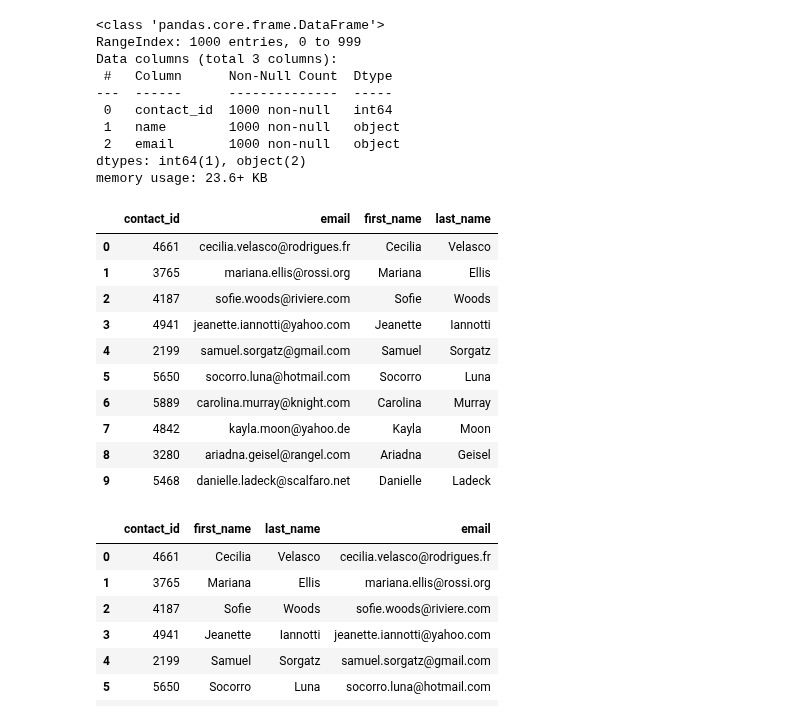
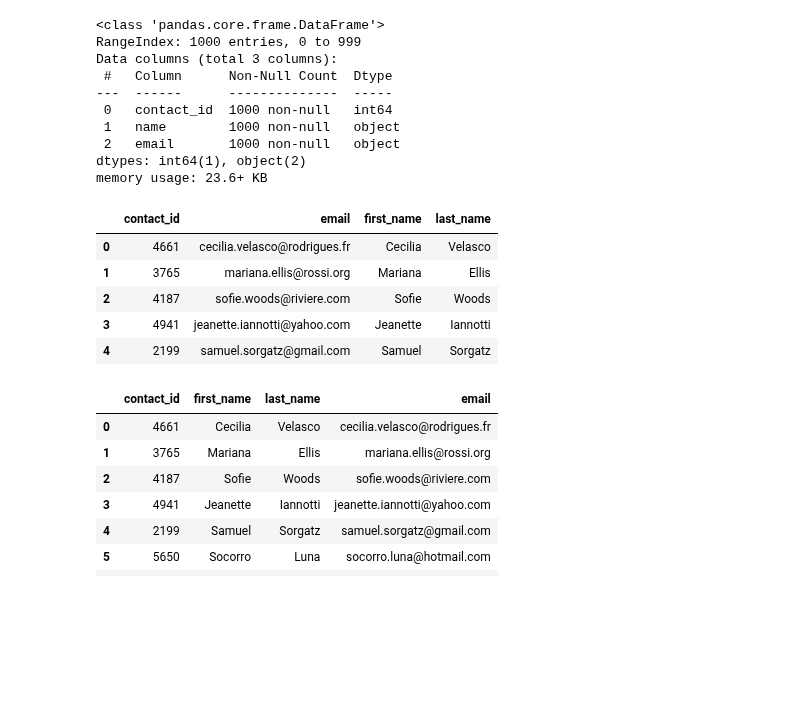
Before and after one commit to estefaniamm99/Crowdfunding_ETL, a Jupyter notebook: ETL_Mini_Project_EMedina_ACorona.ipynb, the cells around one changed output. Saved outputs shown, nothing was run; the diff lists cells and outputs as text; code cells hidden in the pictures; blank space fills up the shorter version.

```diff
--- a/ETL_Mini_Project_EMedina_ACorona.ipynb
+++ b/ETL_Mini_Project_EMedina_ACorona.ipynb
@@ -327,0 +320,13 @@ print(dict_values)
+# %%
+import json
+dict_values = []
+
+for i, row in contact_info_df.iterrows():
+    if i == 0:
+        continue
+    #print(row[0])
+    contact_info_dict = json.loads(row[0])
+    row_values = [v for k, v in contact_info_dict.items()]
+    dict_values.append(row_values)
+# Print out the list of values for each row.
+print(dict_values)
@@ -328,6 +335,8 @@ print(dict_values)
 # %%
 # Create a contact_info DataFrame and add each list of values, i.e., each row
 # to the 'contact_id', 'name', 'email' columns.
+contact_info_df = pd.DataFrame(dict_values, columns=['contact_id', 'name', 'email'])
+contact_info_df.head()
 # %% [output]
 |  | contact_id | name | email |
 | 0 | 4661 | Cecilia Velasco | cecilia.velasco@rodrigues.fr |
@@ -350,20 +360,17 @@ dtypes: int64(1), object(2)
 memory usage: 23.6+ KB
 # %%
 # Create a "first"name" and "last_name" column with the first and last names from the "name" column.
-
-
+contact_info_df["first_name"] = contact_info_df["name"].str.split().str[0]
+contact_info_df["last_name"] = contact_info_df['name'].str.split().str[-1]
 # Drop the contact_name column
+contact_info_df.drop(columns=['name'], axis=1, inplace=True)
+contact_info_df.head()
 # %% [output]
 |  | contact_id | email | first_name | last_name |
 | 0 | 4661 | cecilia.velasco@rodrigues.fr | Cecilia | Velasco |
 | 1 | 3765 | mariana.ellis@rossi.org | Mariana | Ellis |
 | 2 | 4187 | sofie.woods@riviere.com | Sofie | Woods |
 | 3 | 4941 | jeanette.iannotti@yahoo.com | Jeanette | Iannotti |
 | 4 | 2199 | samuel.sorgatz@gmail.com | Samuel | Sorgatz |
-| 5 | 5650 | socorro.luna@hotmail.com | Socorro | Luna |
-| 6 | 5889 | carolina.murray@knight.com | Carolina | Murray |
-| 7 | 4842 | kayla.moon@yahoo.de | Kayla | Moon |
-| 8 | 3280 | ariadna.geisel@rangel.com | Ariadna | Geisel |
-| 9 | 5468 | danielle.ladeck@scalfaro.net | Danielle | Ladeck |
 # %%
 # Reorder the columns
```
Also changed, not shown: parts of 10 cells of this notebook, 5 other files.
